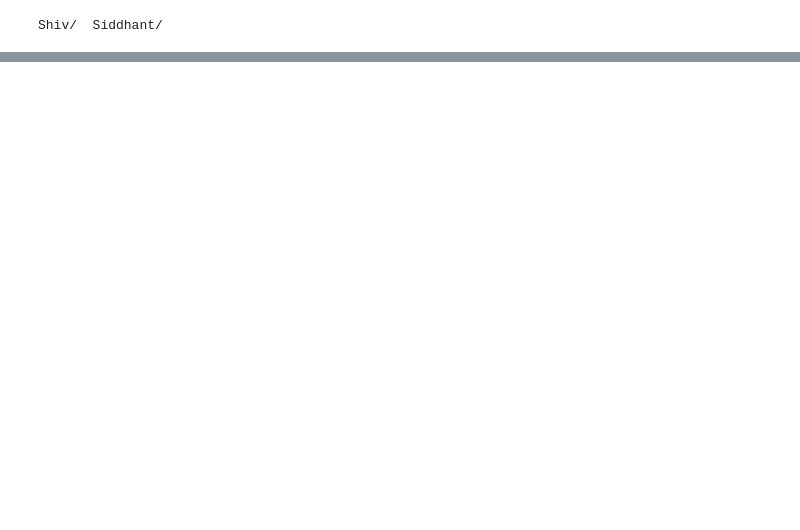
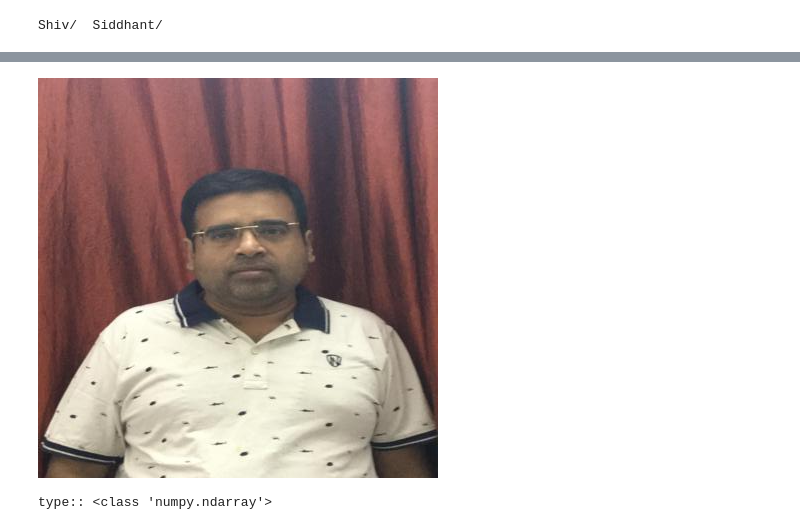
Before and after one commit to Shivdutta/AI_Vision, a Jupyter notebook: CNN_1.ipynb, the cells around one changed output, grey strips where cells are left out. Saved outputs shown, nothing was run; the diff lists cells and outputs as text; code cells hidden in the pictures; blank space fills up the shorter version.

```diff
--- a/CNN_1.ipynb
+++ b/CNN_1.ipynb
@@ -278,3 +278,12 @@ else:
 type:: <class 'numpy.ndarray'>
 0.0
 Siddhant
+# %%
+import cv2
+from google.colab.patches import cv2_imshow
+img = cv2.imread('Images/Images/Shiv/IMG_3011.jpg',1)
+cv2_imshow(cv2.rotate(img,rotateCode=0))
+print('type::',type(img))
+# %% [output]
+[figure, added]
+type:: <class 'numpy.ndarray'>
```
Also changed, not shown: parts of 8 cells of this notebook.
